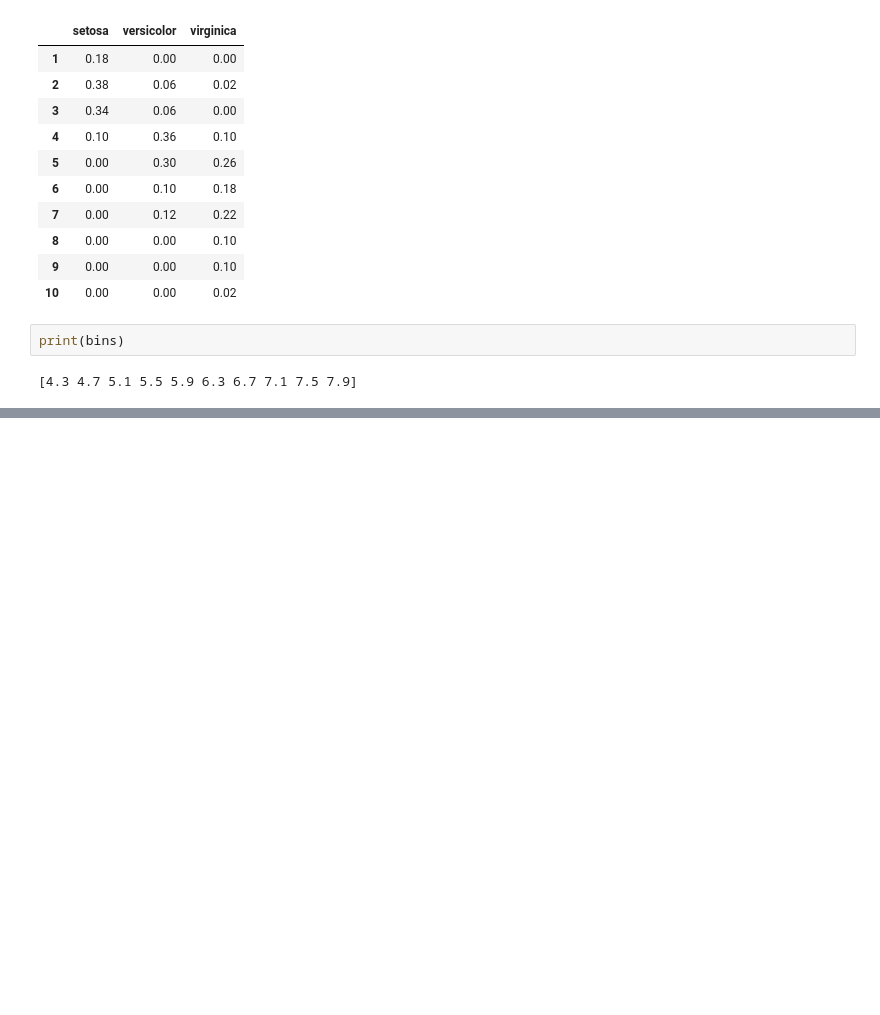
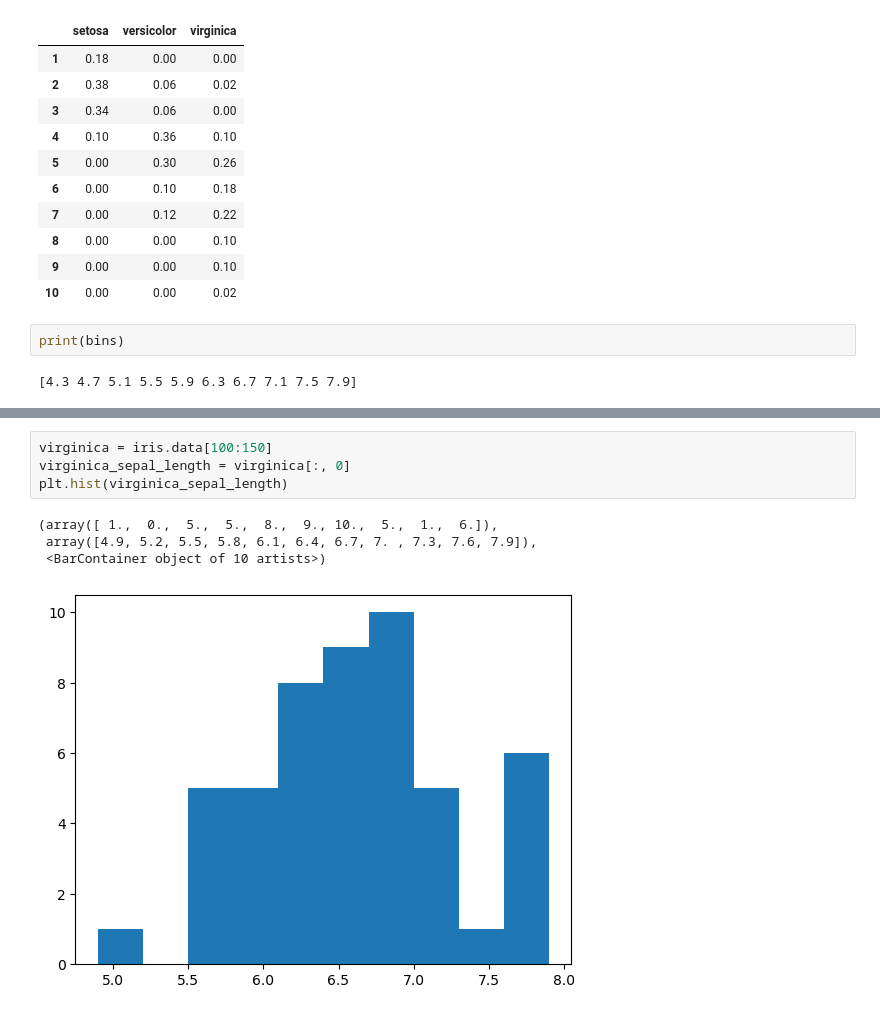
Before and after one commit to matiasmolinolo/iag-2023, a Jupyter notebook: notebooks_clase_1/IAG_2_t.ipynb, the cells around one changed output, grey strips where cells are left out. Cells and saved outputs as stored; diff of their text form; blank space fills up the shorter version.

```diff
--- a/notebooks_clase_1/IAG_2_t.ipynb
+++ b/notebooks_clase_1/IAG_2_t.ipynb
@@ -208,0 +230,9 @@ array([2, 3, 2, 2, 3, 3, 4, 3, 2, 1])
+# %%
+virginica = iris.data[100:150]
+virginica_sepal_length = virginica[:, 0]
+plt.hist(virginica_sepal_length)
+# %% [output]
+(array([ 1.,  0.,  5.,  5.,  8.,  9., 10.,  5.,  1.,  6.]),
+ array([4.9, 5.2, 5.5, 5.8, 6.1, 6.4, 6.7, 7. , 7.3, 7.6, 7.9]),
+ <BarContainer object of 10 artists>)
+[figure, added]
```
Also changed, not shown: parts of 7 cells of this notebook, 1 other file.
